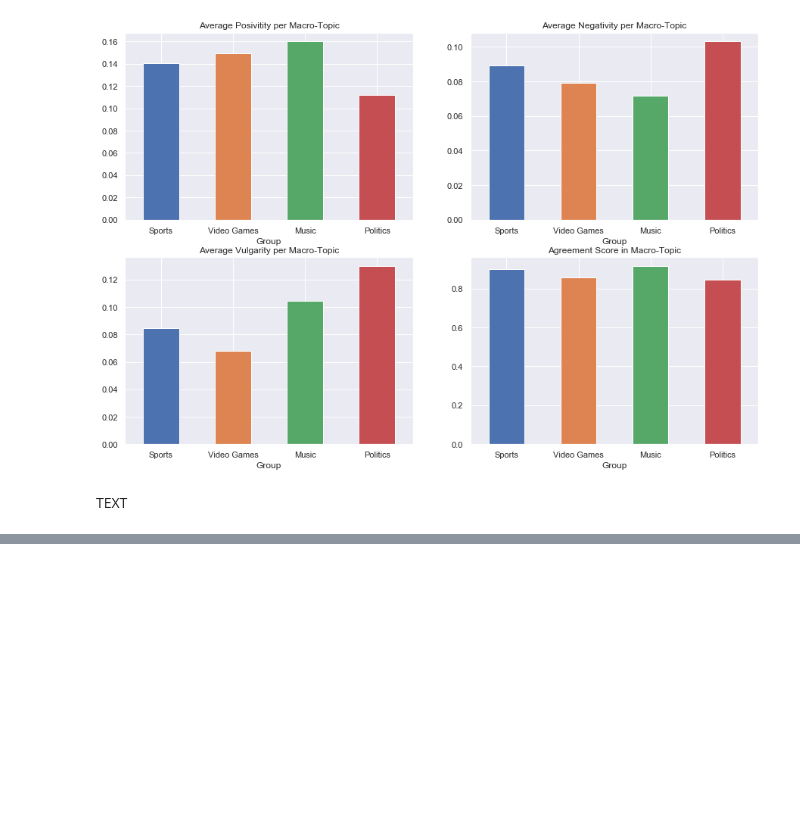
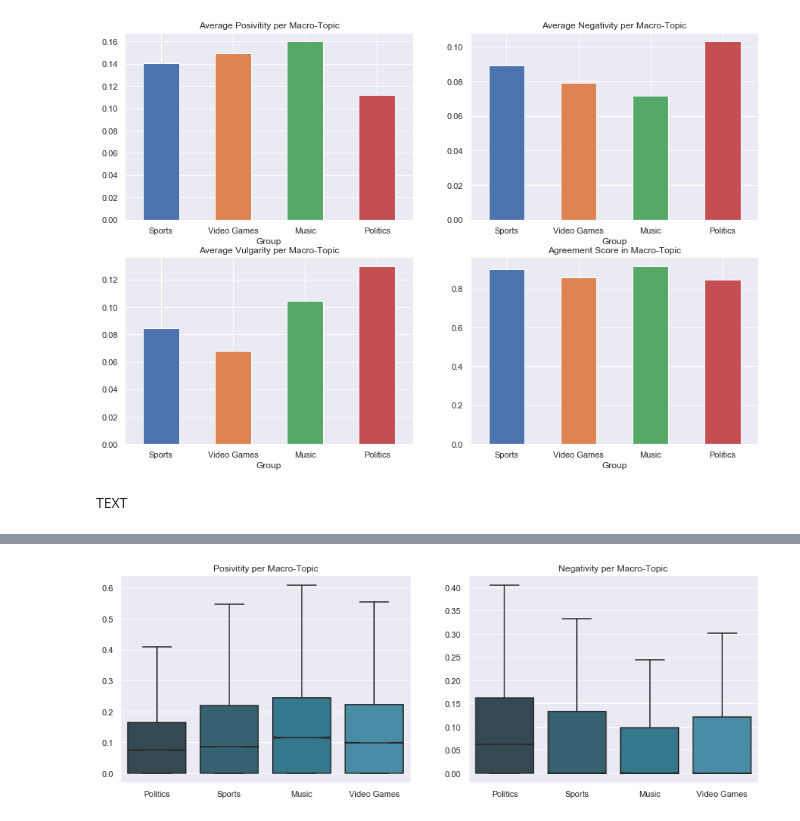
Before and after one commit to MetaHG/Reddit-opinions-polarization, a Jupyter notebook: notebooks/Communities.ipynb, the cells around one changed output, grey strips where cells are left out. Cells and saved outputs as stored; diff of their text form; code cells hidden in the pictures; blank space fills up the shorter version.

Commit message:
Add almost-notebook-ready version of Communities + WIP for Donald / notebook with parquet generation

```diff
--- a/notebooks/Communities.ipynb
+++ b/notebooks/Communities.ipynb
@@ -35,6 +38,7 @@ nlp = spark.read.load('../data/subreddit_nlp_full_0.001.parquet')
 nlp.registerTempTable("nlp")
 nlp_per_community = spark.read.load('../data/nlp_per_community.parquet')
 agreement_per_community = spark.read.load('../data/agreement_per_community.parquet').toPandas().set_index('Group')
+agreement_per_subgroup = spark.read.load('../data/agreement_per_subgroup.parquet').toPandas().set_index('Subgroup')
 # %%
 def fetch_metric_for_group(metric, group):
     return spark.sql("""
@@ -42,6 +46,19 @@ def fetch_metric_for_group(metric, group):
         FROM nlp JOIN subreddits ON LOWER(nlp.subreddit) == subreddits.subreddit
         WHERE subreddits.Group == '{}'
     """.format(metric, group)).toPandas()
+
+def fetch_metric_for_subgroup(metric, subgroup):
+    return spark.sql("""
+        SELECT {}
+        FROM nlp JOIN subreddits ON LOWER(nlp.subreddit) == subreddits.subreddit
+        WHERE subreddits.Subgroup == '{}'
+    """.format(metric, subgroup)).toPandas()
+
+def create_group_metrics(groups, metrics):
+    return { metric: [ fetch_metric_for_group(metric, group) for group in groups ] for metric in metrics }
+
+def create_subgroup_metrics(subgroups, metrics):
+    return { metric: [ fetch_metric_for_subgroup(metric, subgroup) for subgroup in subgroups ] for metric in metrics }
 # %%
 def load_subreddit_list(name, subgroup=None):
 
@@ -655,0 +152,19 @@ spark.sql("""
+# %%
+groups = ['Politics', 'Sports', 'Music', 'Video Games']
+metrics = ['nltk_negativity', 'nltk_positivity']
+# %%
+# Fetch all comments and their metric for each group (warning: expensive computation)
+group_metrics = create_group_metrics(groups=groups, metrics=metrics)
+# %%
+fig, axes = plt.subplots(nrows=1, ncols=2, figsize=(15,5))
+
+axes[0].set_title("Posivitity per Macro-Topic")
+axes[1].set_title("Negativity per Macro-Topic")
+
+sns.boxplot(data=group_metrics['nltk_positivity'], ax=axes[0], showfliers=False, notch=True)
+sns.boxplot(data=group_metrics['nltk_negativity'], ax=axes[1], showfliers=False, notch=True)
+
+axes[0].set_xticklabels(groups)
+_ = axes[1].set_xticklabels(groups)
+# %% [output]
+[figure, added]
```
Also changed, not shown: parts of 81 cells of this notebook, 2 other files.
